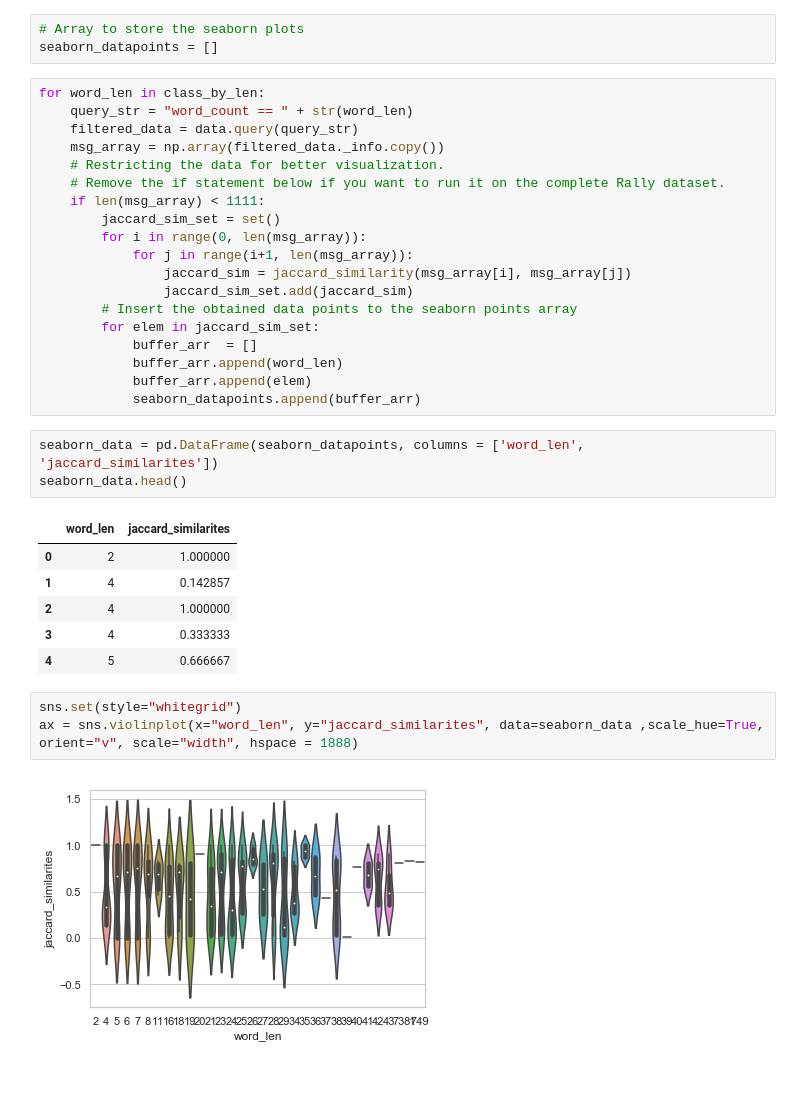
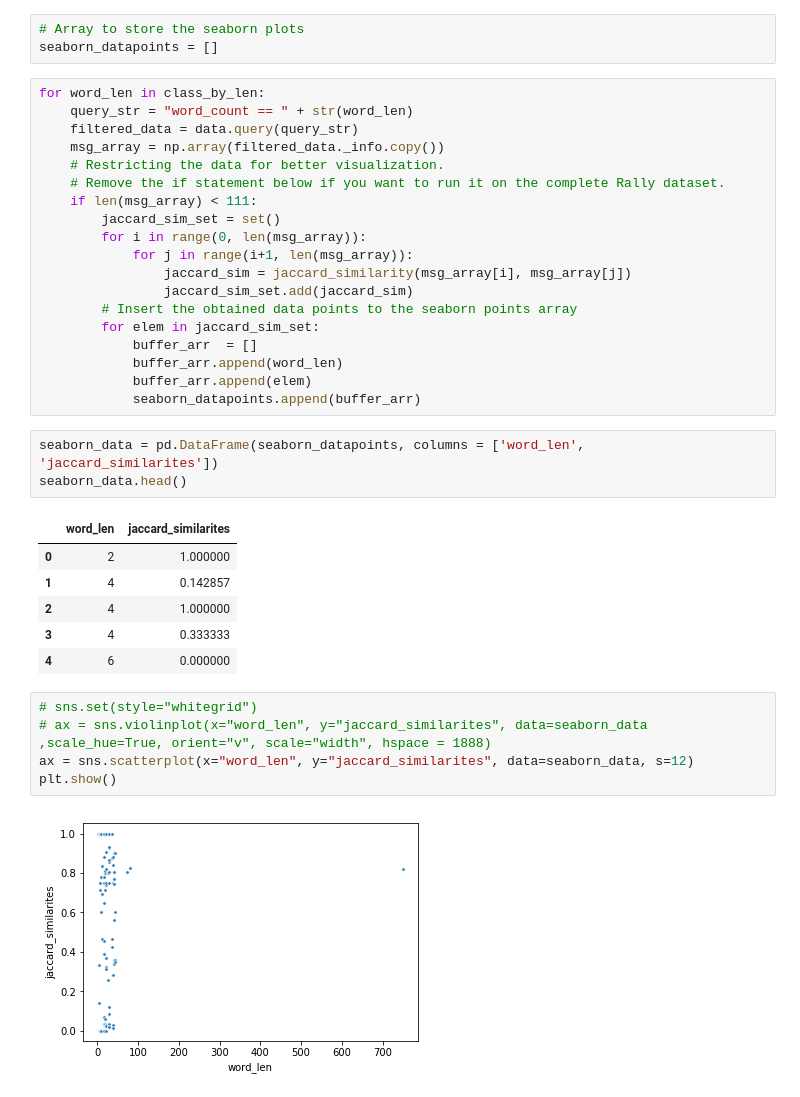
Before and after one commit to RavicharanN/Rally-Log-data-Analysis, a Jupyter notebook: Summer project Notebooks/Violin Seaborn plot.ipynb, the cells around one changed output. Saved outputs shown, nothing was run; the diff lists cells and outputs as text.

Commit message:
Change seaborn plot for better visualzation

```diff
--- a/Summer project Notebooks/Violin Seaborn plot.ipynb
+++ b/Summer project Notebooks/Violin Seaborn plot.ipynb
@@ -36,7 +36,7 @@ for word_len in class_by_len:
     msg_array = np.array(filtered_data._info.copy())
     # Restricting the data for better visualization.
     # Remove the if statement below if you want to run it on the complete Rally dataset.
-    if len(msg_array) < 1111:
+    if len(msg_array) < 111:
         jaccard_sim_set = set()
         for i in range(0, len(msg_array)):
             for j in range(i+1, len(msg_array)):
@@ -57,9 +57,11 @@ seaborn_data.head()
 | 1 | 4 | 0.142857 |
 | 2 | 4 | 1.000000 |
 | 3 | 4 | 0.333333 |
-| 4 | 5 | 0.666667 |
+| 4 | 6 | 0.000000 |
 # %%
-sns.set(style="whitegrid")
-ax = sns.violinplot(x="word_len", y="jaccard_similarites", data=seaborn_data ,scale_hue=True, orient="v", scale="width", hspace = 1888)
+# sns.set(style="whitegrid")
+# ax = sns.violinplot(x="word_len", y="jaccard_similarites", data=seaborn_data ,scale_hue=True, orient="v", scale="width", hspace = 1888)
+ax = sns.scatterplot(x="word_len", y="jaccard_similarites", data=seaborn_data, s=12)
+plt.show()
 # %% [output]
-[figure, old version]
+[figure, new version]
```
Also changed, not shown: parts of 1 cell of this notebook.
